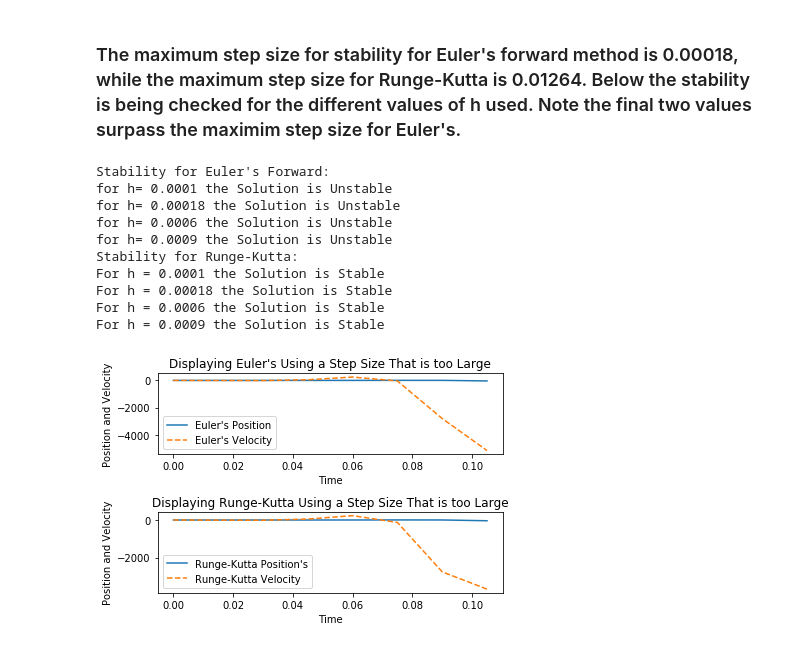
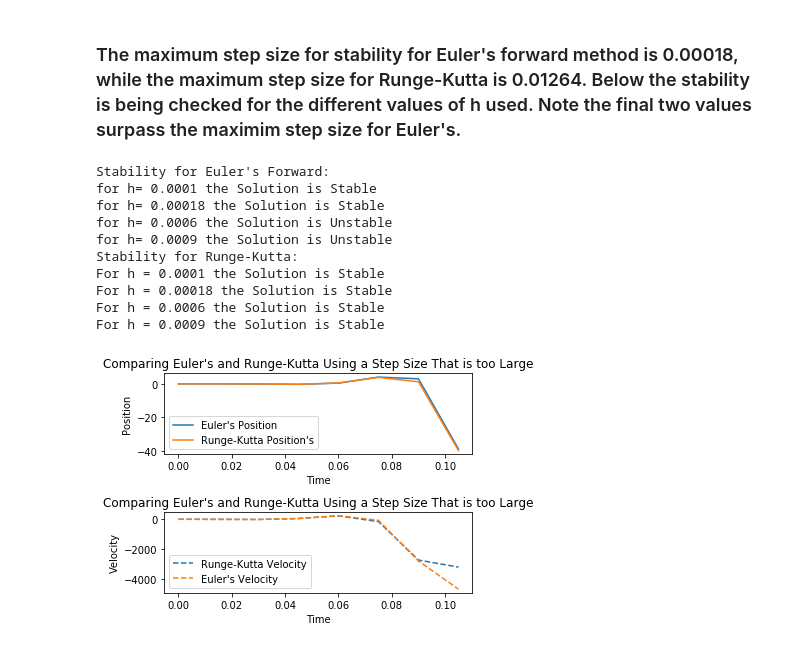
Before and after one commit to sk65556/coe311K, a Jupyter notebook: Kaba_Saran_COE311K_FinalProject1.ipynb, the cells around one changed output. Saved outputs shown, nothing was run; the diff lists cells and outputs as text; code cells hidden in the pictures.

```diff
--- a/Kaba_Saran_COE311K_FinalProject1.ipynb
+++ b/Kaba_Saran_COE311K_FinalProject1.ipynb
@@ -14,11 +42,11 @@ import matplotlib.pyplot as plt
 k = 9772200.0        # Spring constant/bending stiffness
 h = [.0001, .00018, .0006,.0009]       # Step size
 x_start = 0.0   # Start of the interval
-x_end = .1    # End of the interval
+x_end = 0.1    # End of the interval
 y_0 = 0.01    # Initial condition for y
 v_0 = 0.0     # Initial condition for dy/dx
 m=217.7       # Mass of the wing (kg)
-c= 0.0        # Damping coefficient
+c= 707.0        # Damping coefficient
 
 def analytical_solution(x):
     return np.exp(-4.238*x)*(0.01*np.cos(211.88*x)+0.0002*np.sin(211.88*x))
@@ -176,8 +204,8 @@ for j in h:
     print(f'For h = {j} the {rk4_stability_function(j,k,m,c)}')
 # %% [output]
 Stability for Euler's Forward:
-for h= 0.0001 the Solution is Unstable
-for h= 0.00018 the Solution is Unstable
+for h= 0.0001 the Solution is Stable
+for h= 0.00018 the Solution is Stable
 for h= 0.0006 the Solution is Unstable
 for h= 0.0009 the Solution is Unstable
 Stability for Runge-Kutta:
@@ -186,27 +214,27 @@ For h = 0.00018 the Solution is Stable
 For h = 0.0006 the Solution is Stable
 For h = 0.0009 the Solution is Stable
 # %%
-hm=0.015
-xem,yem,vem,er=eulers(x_start,x_end,k,hm,y_0,v_0,m,c)
-xrm,yrm, vrm,er = runge_kutta_4(f, y_0, x_start, x_end, hm ,v_0)
+h_max=0.015
+xem,yem,vem,er=eulers(x_start,x_end,k,h_max,y_0,v_0,m,c)
+xrm,yrm, vrm,er = runge_kutta_4(f, y_0, x_start, x_end, h_max ,v_0)
 
 plt.subplot(2,1,1)
 plt.plot(xem,yem,label='Euler\'s Position')
-plt.plot(xem,vem,label='Euler\'s Velocity',linestyle='--')
+plt.plot(xrm,yrm,label='Runge-Kutta Position\'s')
 plt.xlabel('Time')
-plt.ylabel('Position and Velocity')
-plt.title('Displaying Euler\'s Using a Step Size That is too Large')
+plt.ylabel('Position')
+plt.title('Comparing Euler\'s and Runge-Kutta Using a Step Size That is too Large')
 plt.legend()
 
 plt.subplot(2,1,2)
-plt.plot(xrm,yrm,label='Runge-Kutta Position\'s')
 plt.plot(xrm,vrm,label='Runge-Kutta Velocity',linestyle='--')
-plt.title('Displaying Runge-Kutta Using a Step Size That is too Large')
+plt.plot(xem,vem,label='Euler\'s Velocity',linestyle='--')
+plt.title('Comparing Euler\'s and Runge-Kutta Using a Step Size That is too Large')
 plt.xlabel('Time')
-plt.ylabel('Position and Velocity')
+plt.ylabel('Velocity')
 plt.legend()
 
 plt.tight_layout()
 plt.show()
 # %% [output]
-[figure, old version]
+[figure, new version]
```
Also changed, not shown: parts of 14 cells of this notebook, 2 other files.
